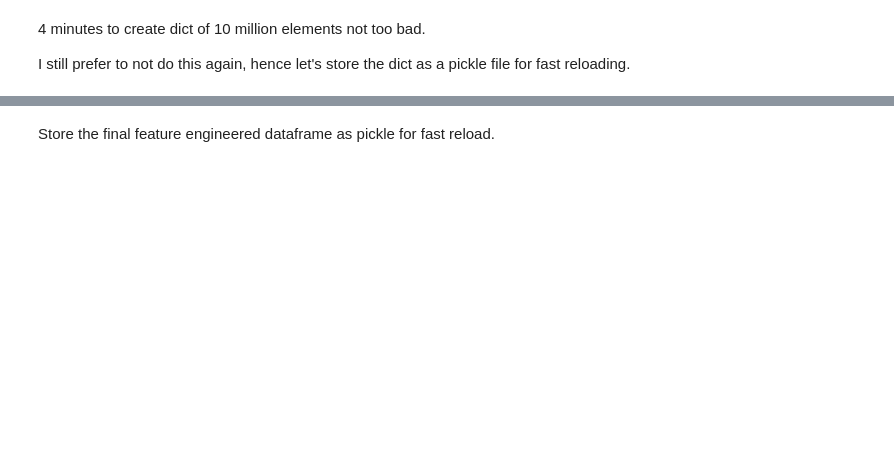
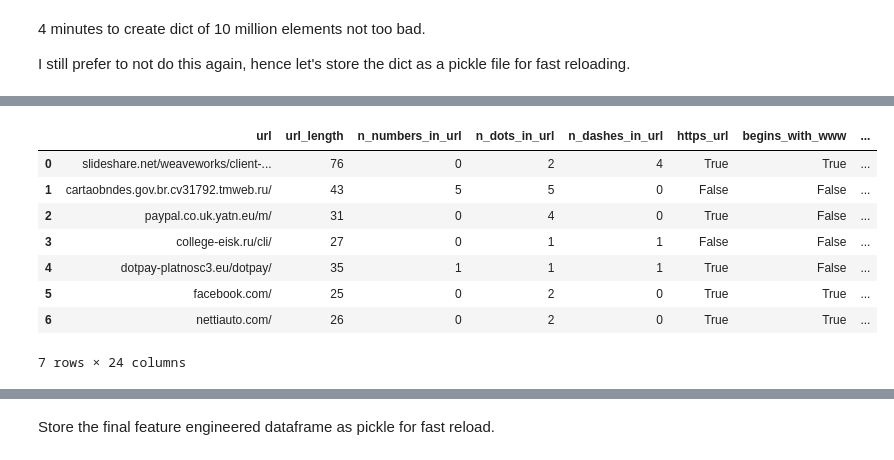
Before and after one commit to pauliinasol/esitehtava-setit, a Jupyter notebook: pre_assignment.ipynb, the cells around one changed output, grey strips where cells are left out. Drawn from its saved outputs; the diff is of its cells as text; code cells hidden in the pictures; blank space fills up the shorter version.

```diff
--- a/pre_assignment.ipynb
+++ b/pre_assignment.ipynb
@@ -394,0 +391,12 @@ Quite an improvement as without the dict it was taking 50 minutes.
+# %%
+df.head(10)
+# %% [output]
+|  | url | url_length | n_numbers_in_url | n_dots_in_url | n_dashes_in_url | https_url | begins_with_www | ... |
+| 0 | slideshare.net/weaveworks/client-... | 76 | 0 | 2 | 4 | True | True | ... |
+| 1 | cartaobndes.gov.br.cv31792.tmweb.ru/ | 43 | 5 | 5 | 0 | False | False | ... |
+| 2 | paypal.co.uk.yatn.eu/m/ | 31 | 0 | 4 | 0 | True | False | ... |
+| 3 | college-eisk.ru/cli/ | 27 | 0 | 1 | 1 | False | False | ... |
+| 4 | dotpay-platnosc3.eu/dotpay/ | 35 | 1 | 1 | 1 | True | False | ... |
+| 5 | facebook.com/ | 25 | 0 | 2 | 0 | True | True | ... |
+| 6 | nettiauto.com/ | 26 | 0 | 2 | 0 | True | True | ... |
+7 rows × 24 columns
```
Also changed, not shown: parts of 80 cells of this notebook.
